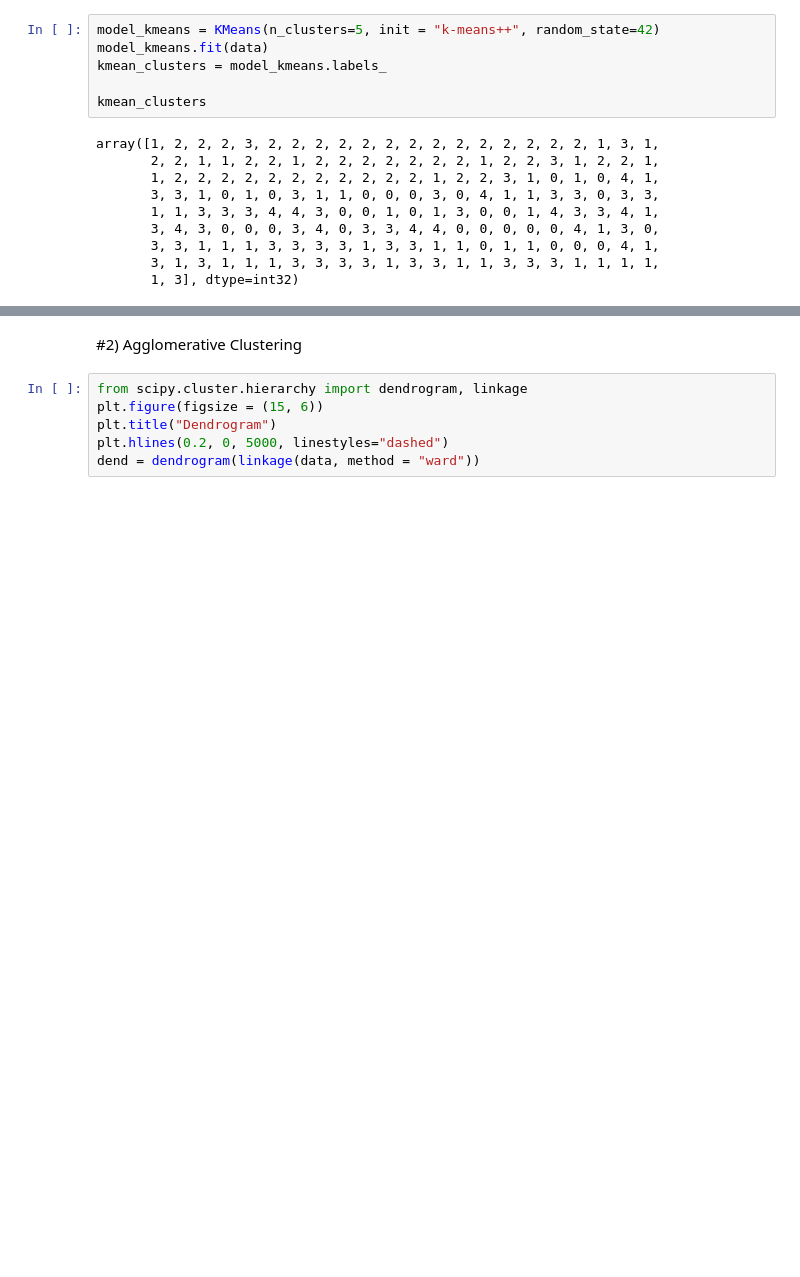
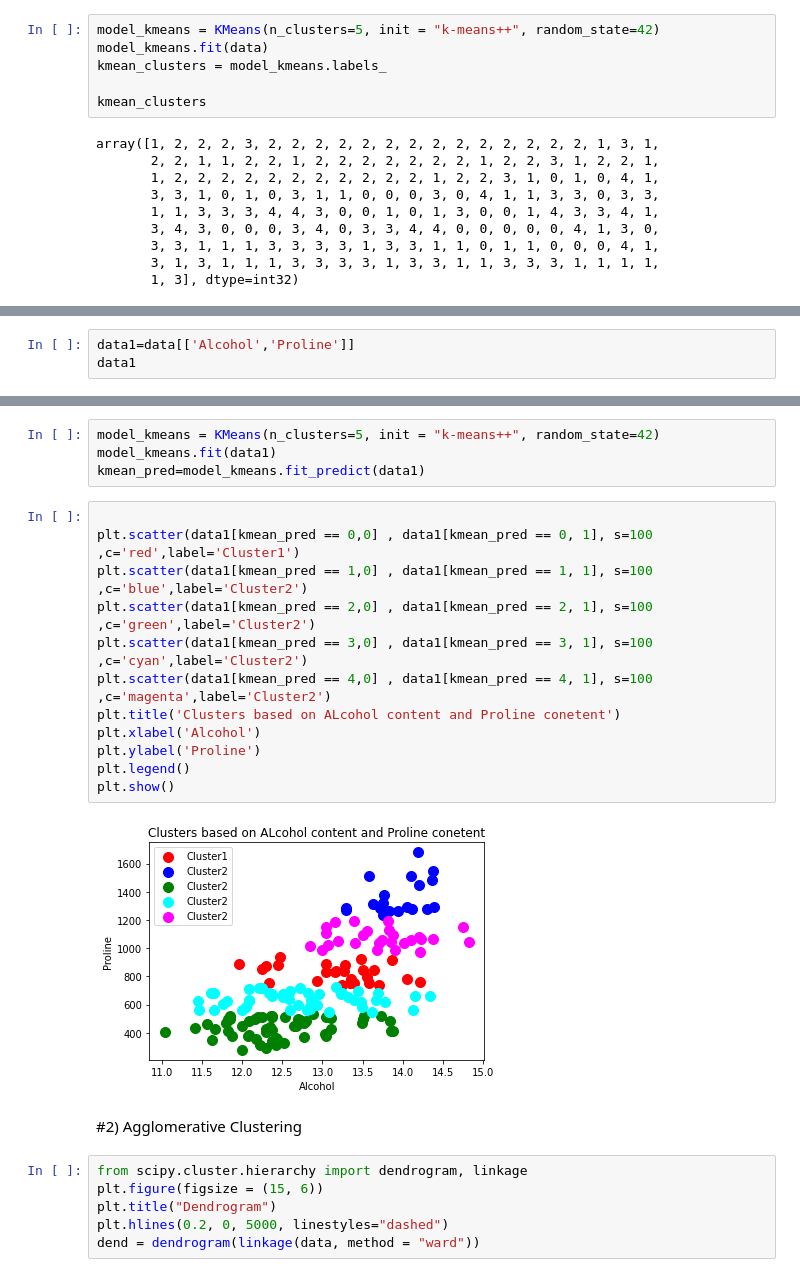
Before and after one commit to Anand1923/DSA_Assignments, a Jupyter notebook: Case_study_09_Unsupervised_Learning.ipynb, the cells around one changed output, grey strips where cells are left out. Cells and saved outputs as stored; diff of their text form; blank space fills up the shorter version.

```diff
--- a/Case_study_09_Unsupervised_Learning.ipynb
+++ b/Case_study_09_Unsupervised_Learning.ipynb
@@ -99,0 +100,3 @@ plt.show()
+# %%
+data1=data[['Alcohol','Proline']]
+data1
@@ -100,3 +117,21 @@ plt.show()
+# %%
+model_kmeans = KMeans(n_clusters=5, init = "k-means++", random_state=42)
+model_kmeans.fit(data1)
+kmean_pred=model_kmeans.fit_predict(data1)
+# %%
+
+plt.scatter(data1[kmean_pred == 0,0] , data1[kmean_pred == 0, 1], s=100 ,c='red',label='Cluster1')
+plt.scatter(data1[kmean_pred == 1,0] , data1[kmean_pred == 1, 1], s=100 ,c='blue',label='Cluster2')
+plt.scatter(data1[kmean_pred == 2,0] , data1[kmean_pred == 2, 1], s=100 ,c='green',label='Cluster2')
+plt.scatter(data1[kmean_pred == 3,0] , data1[kmean_pred == 3, 1], s=100 ,c='cyan',label='Cluster2')
+plt.scatter(data1[kmean_pred == 4,0] , data1[kmean_pred == 4, 1], s=100 ,c='magenta',label='Cluster2')
+plt.title('Clusters based on ALcohol content and Proline conetent')
+plt.xlabel('Alcohol')
+plt.ylabel('Proline')
+plt.legend()
+plt.show()
+# %% [output]
+[figure, added]
 # %% [markdown]
 #2) Agglomerative Clustering
 # %%
```
Also changed, not shown: parts of 4 cells of this notebook.
